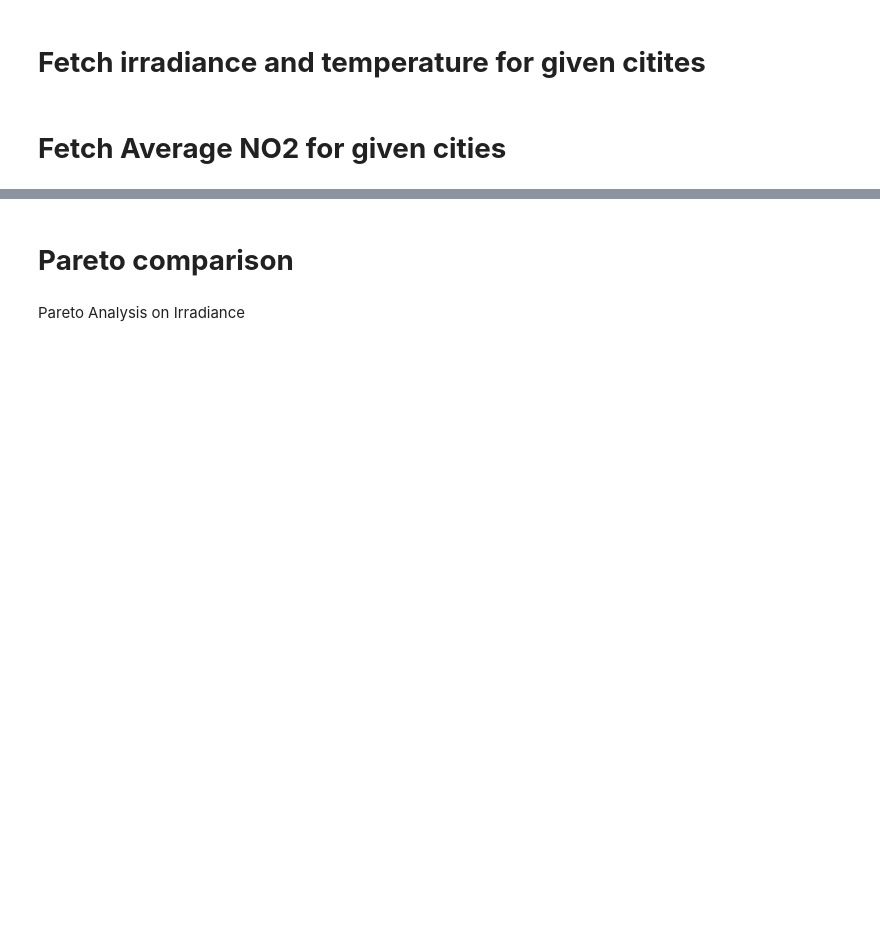
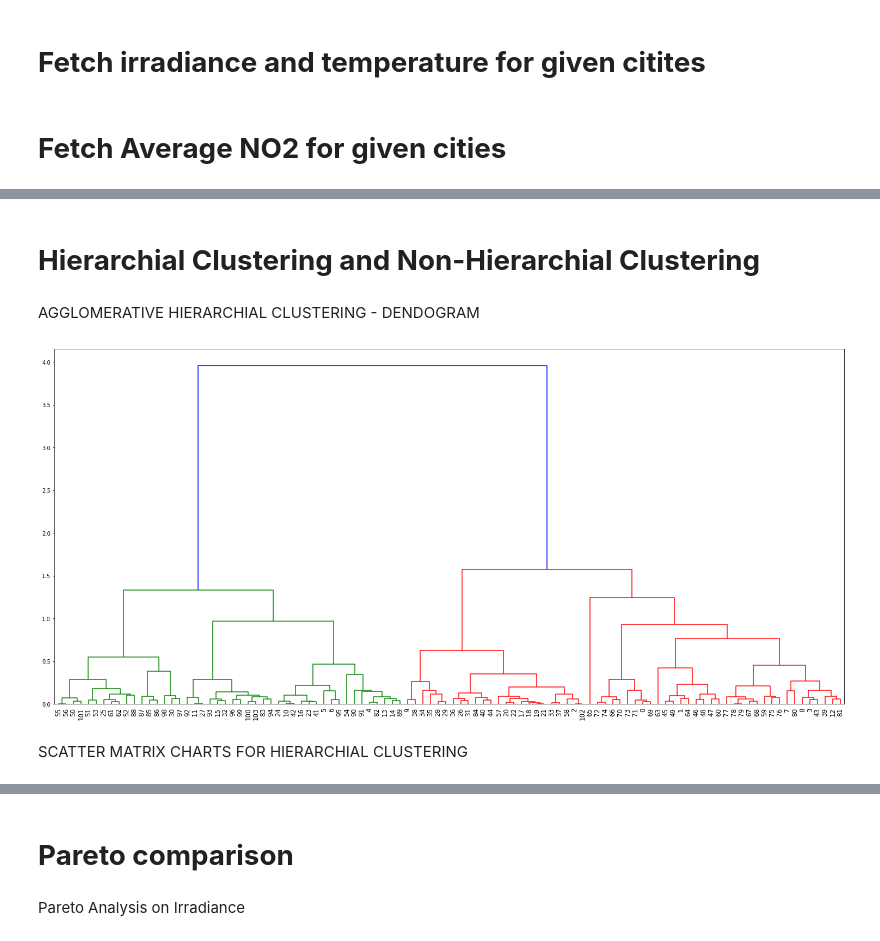
Before and after one commit to divya-thota/Data-Center-Placement-Planner, a Jupyter notebook: CS682_Project.ipynb, the cells around one changed output, grey strips where cells are left out. Drawn from its saved outputs; the diff is of its cells as text; code cells hidden in the pictures; blank space fills up the shorter version.

```diff
--- a/CS682_Project.ipynb
+++ b/CS682_Project.ipynb
@@ -570,0 +198,27 @@ axes2[0,0].set_yticklabels([0,0.2,0.4,0.6,0.8,1])
+# %% [markdown]
+# **Hierarchial Clustering and Non-Hierarchial Clustering**
+# %% [markdown]
+AGGLOMERATIVE HIERARCHIAL CLUSTERING - DENDOGRAM
+# %%
+df_clustering = df_irradiance_temp_NO2.filter(items=['City Name','State Code/Country Name','Irradiance', 'Avg temp','Average NO2'])
+df_clustering = df_clustering.set_index(['City Name','State Code/Country Name'])
+df_clustering = df_clustering.apply(pd.to_numeric, errors='ignore')
+
+# Normalize dataframe values
+df_clustering=(df_clustering-df_clustering.min())/(df_clustering.max()-df_clustering.min())
+df_clustering=df_clustering.reset_index()
+# %%
+df_dendogram = df_clustering.set_index(['City Name','State Code/Country Name'])
+Z = linkage(df_dendogram, 'ward',metric='euclidean')
+plt.figure(figsize=(26,12))
+dendrogram(Z,
+           orientation='top',
+           distance_sort='descending',
+           show_leaf_counts=True,
+           labels = df_clustering.index,
+           leaf_font_size=12)
+plt.show()
+# %% [output]
+[figure, added]
+# %% [markdown]
+SCATTER MATRIX CHARTS FOR HIERARCHIAL CLUSTERING
```
Also changed, not shown: parts of 79 cells of this notebook.
